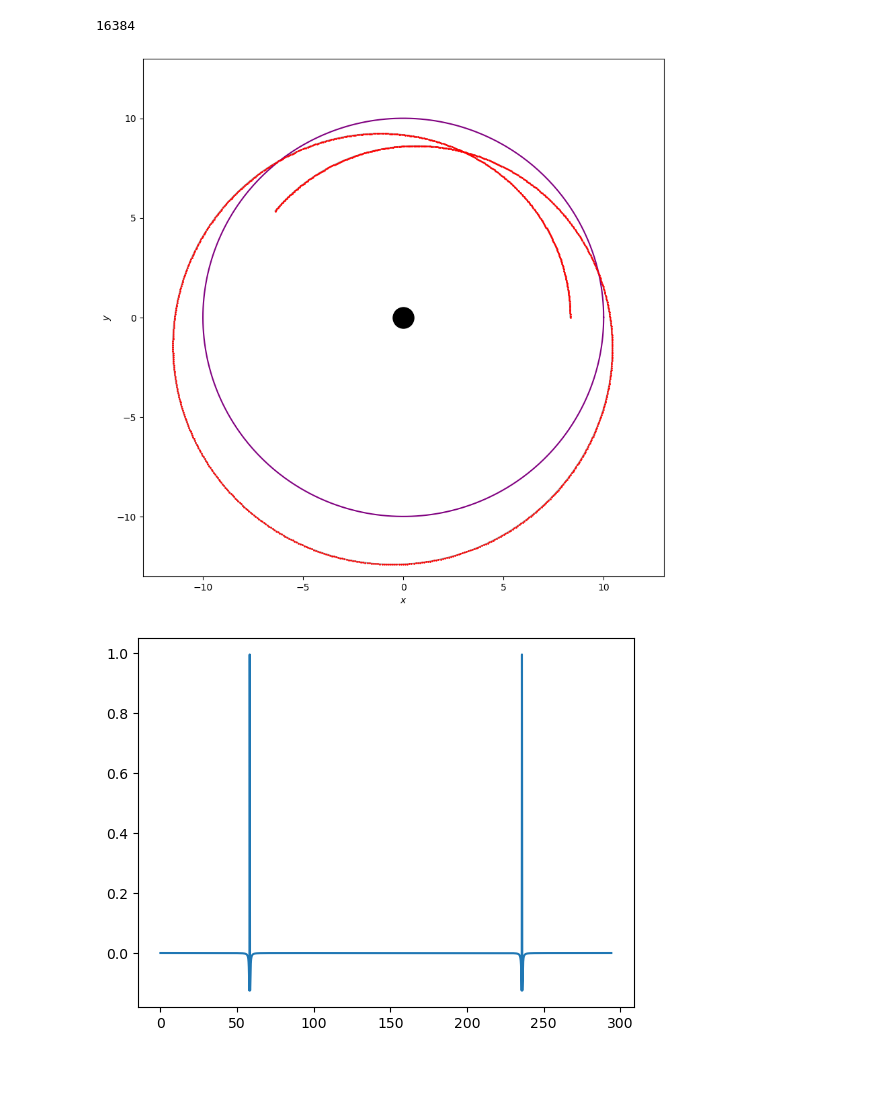
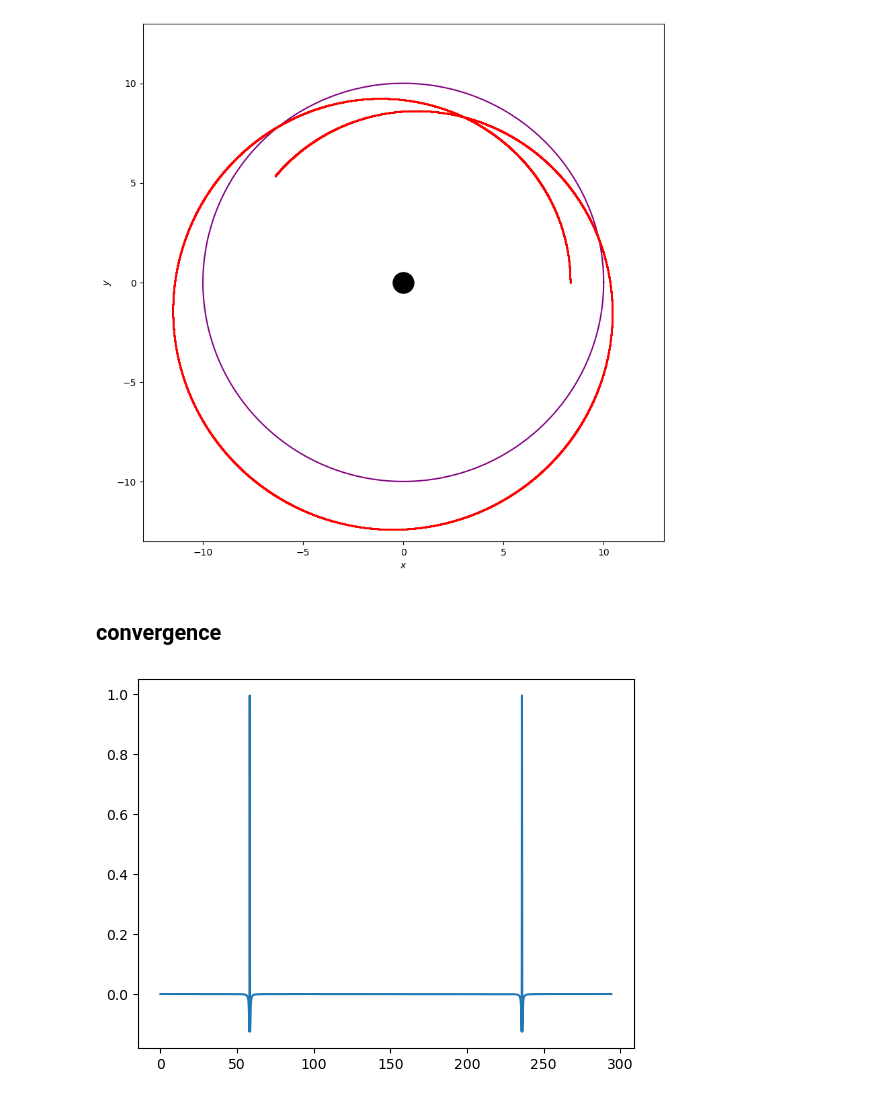
Before and after one commit to thompsonphys/inspectre, a Jupyter notebook: notebooks/test_inspectre.ipynb, the cells around one changed output. Saved outputs shown, nothing was run; the diff lists cells and outputs as text; code cells hidden in the pictures; blank space fills up the shorter version.

```diff
--- a/notebooks/test_inspectre.ipynb
+++ b/notebooks/test_inspectre.ipynb
@@ -45,36 +46,35 @@ Radial:          = 0.021370474208095996,
 Polar:           = 0.0
 # %%
 N=14
-print(2**N)
 insp.generate_equatorial_trajectory(num_pts=2**N)
-# %% [output]
-16384
 # %%
 plt.figure(figsize=(10,10))
 rField = 10.
 
 r_p = insp.trajectory["r"]
 phi_p = insp.trajectory["phi"]
 t = insp.trajectory["t"]
 
 rmax = np.max([10, np.max(r_p)])*1.04
 plt.plot(r_p*np.cos(phi_p), r_p*np.sin(phi_p),c='k',alpha=0.4)
-plt.scatter(r_p*np.cos(phi_p), r_p*np.sin(phi_p), s=1,zorder=10,c='r', cmap='plasma_r')
+plt.scatter(r_p*np.cos(phi_p), r_p*np.sin(phi_p), s=1,zorder=10,c='r')
 plt.scatter(0,0, s=500, c='k')
 
 plot_thetas = np.linspace(0,2*np.pi,num=1000)
 plt.plot(rField*np.cos(plot_thetas), rField*np.sin(plot_thetas), c='purple')
 
 tidx = np.argmin(np.abs(t-235.75))
 # plt.scatter(r_p[tidx]*np.cos(phi_p[tidx]),r_p[tidx]*np.sin(phi_p[tidx]),c='r',s=100,zorder=100,marker='x')
 
 plt.xlim(-rmax, rmax)
 plt.ylim(-rmax, rmax)
 plt.xlabel(r'$x$')
 plt.ylabel(r'$y$')
 plt.show()
 # %% [output]
-[figure, old version]
+[figure, new version]
+# %% [markdown]
+## convergence
 # %%
 src_mn = insp.source_mn_integrand_along_trajectory(2, 1, 10.0, 1.5701, full_traj=False)
 # %%
```
Also changed, not shown: parts of 13 cells of this notebook, 2 other files.
